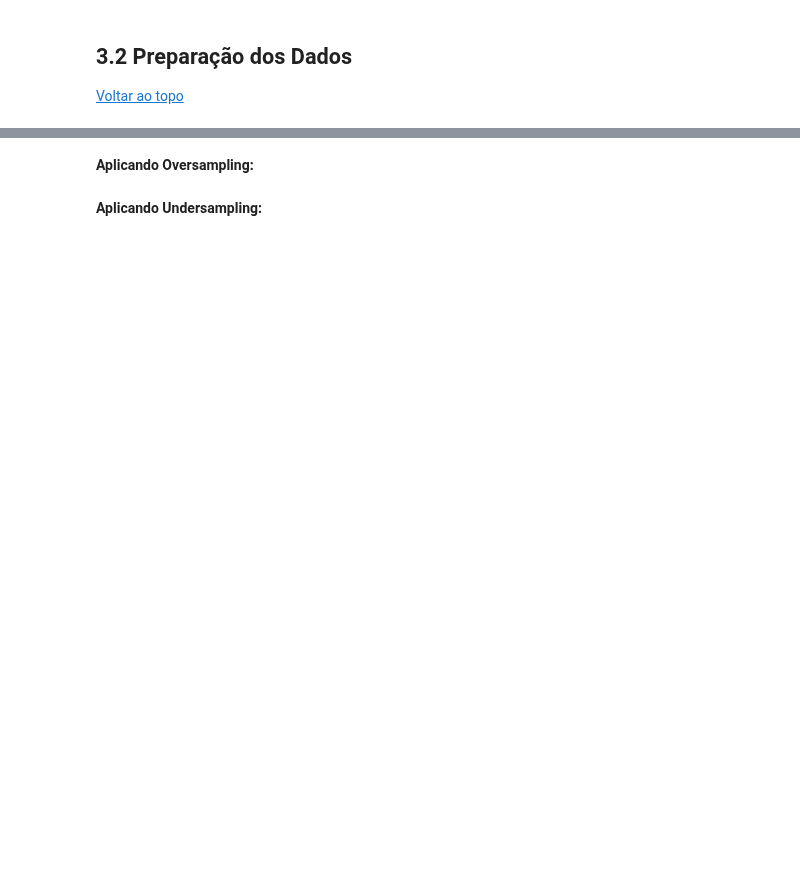
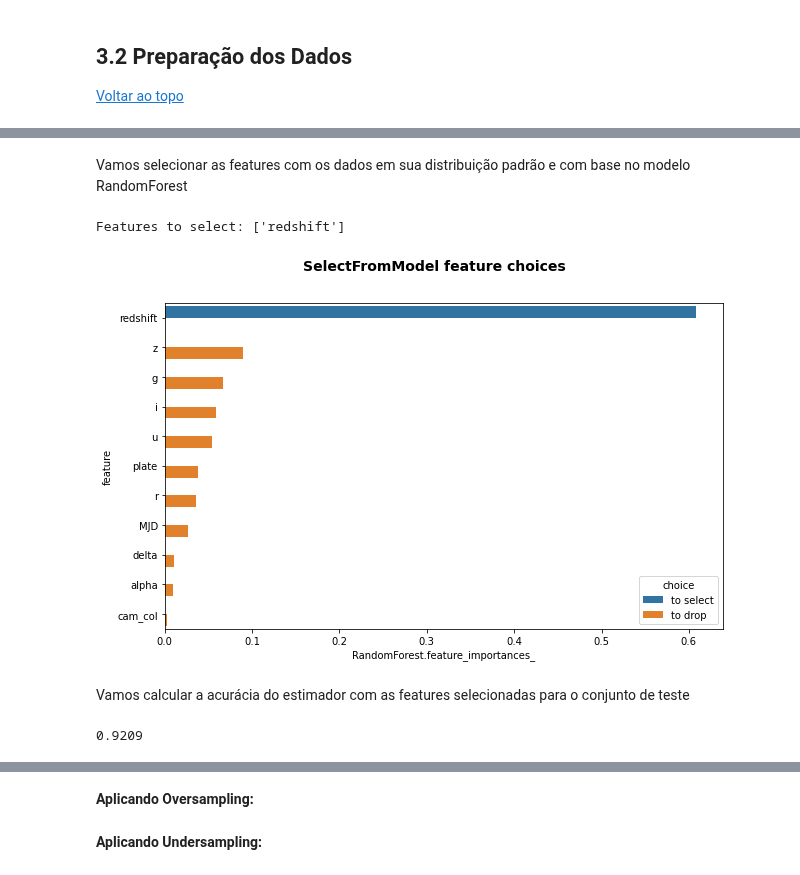
Before and after one commit to gutessitore/StellarClassification, a Jupyter notebook: Relatorio.ipynb, the cells around one changed output, grey strips where cells are left out. Cells and saved outputs as stored; diff of their text form; code cells hidden in the pictures; blank space fills up the shorter version.

Commit message:
Add feature selection section

```diff
--- a/Relatorio.ipynb
+++ b/Relatorio.ipynb
@@ -134,3 +280,7 @@ df.head()
 | 2 | 1.237661e+18 | 142.188790 | 35.582444 | 25.26307 | 22.66389 | 20.60976 | 19.34857 | 18.94827 | 3606 | 301 | 2 | ... |
 | 3 | 1.237663e+18 | 338.741038 | -0.402828 | 22.13682 | 23.77656 | 21.61162 | 20.50454 | 19.25010 | 4192 | 301 | 3 | ... |
 | 4 | 1.237680e+18 | 345.282593 | 21.183866 | 19.43718 | 17.58028 | 16.49747 | 15.97711 | 15.54461 | 8102 | 301 | 3 | ... |
+# %%
+# Making a copy of df and droping ID colums
+raw_df = df.copy()
+df = df.drop(['obj_ID', 'run_ID', 'rerun_ID', 'field_ID', 'spec_obj_ID', 'fiber_ID'], axis=1)
@@ -136,0 +294,2 @@ df.head()
+# %% [markdown]
+Vamos selecionar as features com os dados em sua distribuição padrão e com base no modelo RandomForest
@@ -136,0 +300,26 @@ df.head()
+# %%
+def plot_selection_from_model(model_, X, y, scoring="accuracy", min_features_to_select=1):
+    model_.fit(X_train_full, y_train)
+
+    fs_model = SelectFromModel(model_, prefit=True)
+
+    X_new = fs_model.fit_transform(X_train_full)
+
+    features_to_select = fs_model.get_feature_names_out()
+
+    print(f'Features to select: {features_to_select}')
+
+    feat_import_df = pd.DataFrame(
+        {'feat': model_.feature_names_in_, 'importance': model_.feature_importances_}
+    ).sort_values('importance', ascending=False).reset_index(drop=True)
+
+    feat_import_df['choice'] = np.where(feat_import_df['feat'].isin(fs_model.get_feature_names_out()), 'to select', 'to drop')
+
+    plt.figure(figsize=(10, 6))
+    plt.suptitle('SelectFromModel feature choices', size=14, weight='bold')
+    sns.barplot(data=feat_import_df, y='feat', x='importance', hue='choice')
+    plt.ylabel('feature')
+    plt.xlabel('RandomForest.feature_importances_')
+    plt.show()
+
+    return fs_model
@@ -136,0 +330,6 @@ df.head()
+# %%
+%%time
+fs_model = plot_selection_from_model(RandomForestClassifier(random_state=42), X_train_full, y_train)
+# %% [output]
+Features to select: ['redshift']
+[figure, added]
@@ -136,0 +338,7 @@ df.head()
+# %% [markdown]
+Vamos calcular a acurácia do estimador com as features selecionadas para o conjunto de teste
+# %%
+fs_sample_model = RandomForestClassifier(random_state=42).fit(X_train_full[fs_model.get_feature_names_out()], y_train)
+fs_sample_model.score(X_test_full[fs_model.get_feature_names_out()], y_test)
+# %% [output]
+0.9209
```
Also changed, not shown: parts of 33 cells of this notebook.
